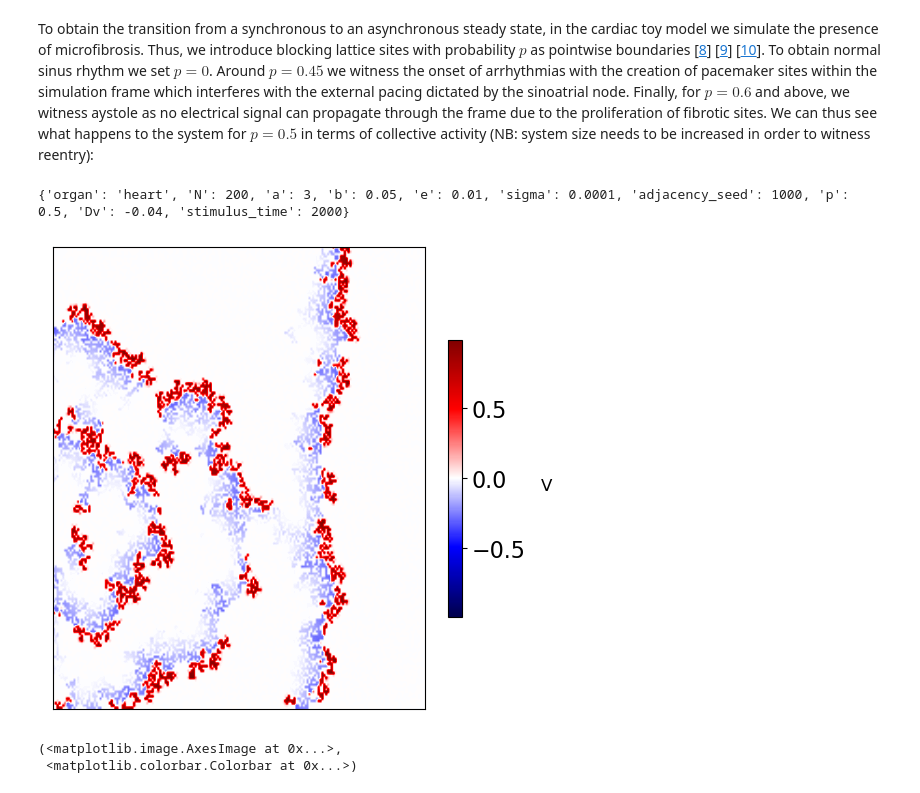
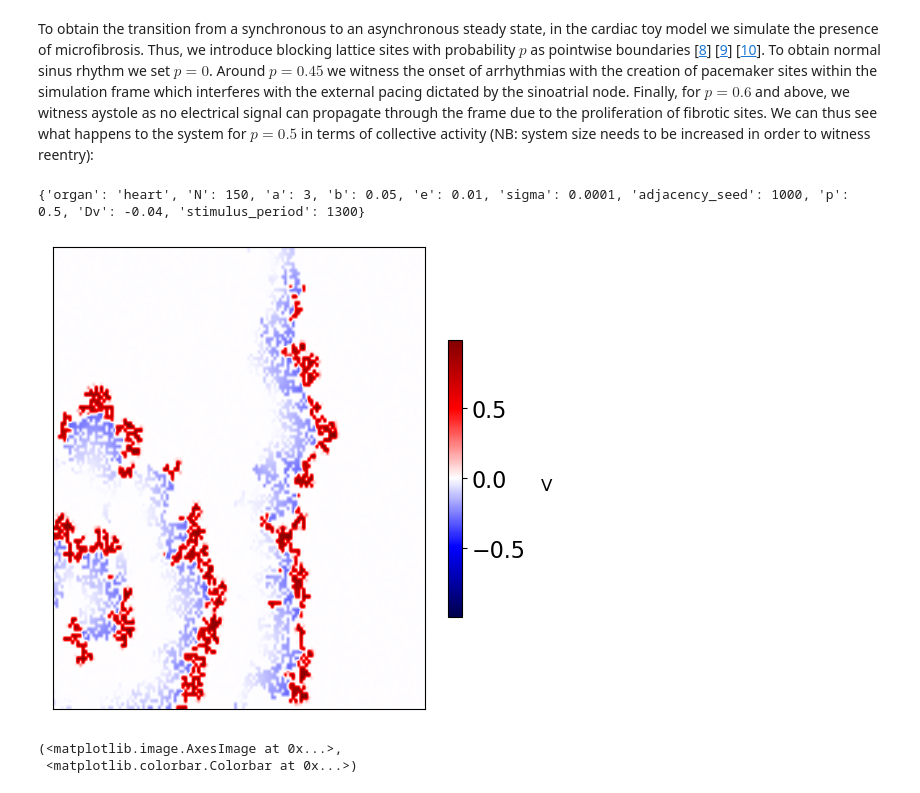
Before and after one commit to Priesemann-Group/perspective_heart_and_brain_binder, a Jupyter notebook: heart_brain_simulation.ipynb, the cells around one changed output. Drawn from its saved outputs; the diff is of its cells as text; code cells hidden in the pictures.

```diff
--- a/heart_brain_simulation.ipynb
+++ b/heart_brain_simulation.ipynb
@@ -150,22 +155,22 @@ arrhythmia_toymodel = FHN_model(
 
                  organ='heart',
                  p=0.5,
-                 N=200,
+                 N=150,
                  adjacency_seed=1000,
-                 stimulus_period=2000)
+                 stimulus_period=1300)
 # %% [output]
-{'organ': 'heart', 'N': 200, 'a': 3, 'b': 0.05, 'e': 0.01, 'sigma': 0.0001, 'adjacency_seed': 1000, 'p': 0.5, 'Dv': -0.04, 'stimulus_time': 2000}
+{'organ': 'heart', 'N': 150, 'a': 3, 'b': 0.05, 'e': 0.01, 'sigma': 0.0001, 'adjacency_seed': 1000, 'p': 0.5, 'Dv': -0.04, 'stimulus_period': 1300}
 # %%
 #Integration of the model
 
-arrhythmia_toymodel.run_simulation(T=2000, n_stored_states=2000)
+arrhythmia_toymodel.run_simulation(T=1300, n_stored_states=1300)
 # %%
 #Plotting one frame of the solution of the membrane potential
-#state_index is the time point at which the frame is plotted
+#state_index is the index of the frame that is plotted
 fig1, ax1 = plt.subplots(figsize=(6, 6), facecolor='none')
-heart_plot(fig1, ax1, arrhythmia_toymodel, state_index=1900)
+heart_plot(fig1, ax1, arrhythmia_toymodel, state_index=1300)
 # %% [output]
-[figure, old version]
+[figure, new version]
 # %%
 
 #Here we plot the transmission of the signal across time over one row of the grid
```
Also changed, not shown: parts of 17 cells of this notebook, 2 other files.
